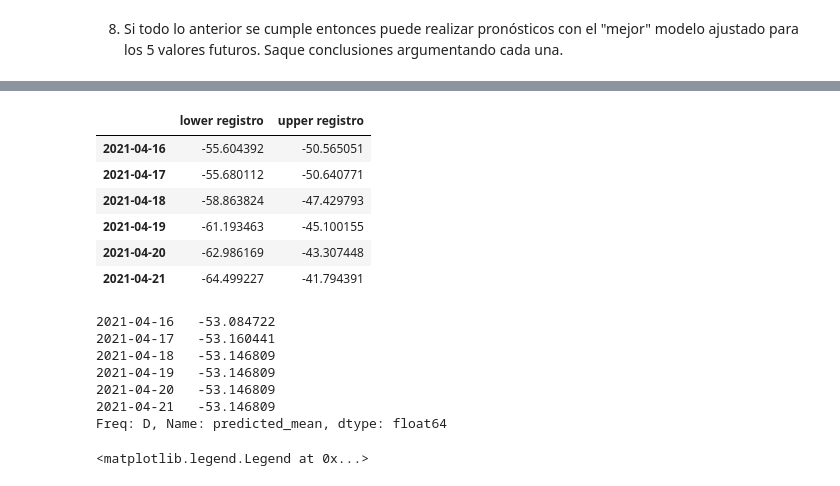
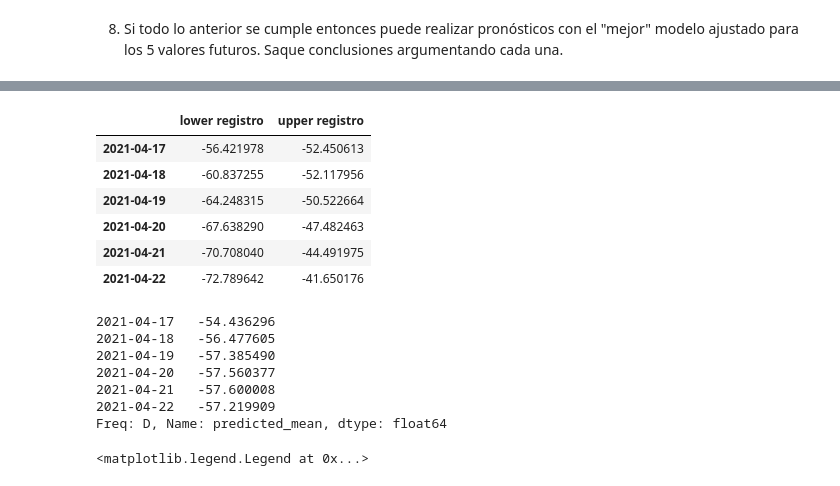
Before and after one commit to julianusor/series_de_tiempo, a Jupyter notebook: Exam2/Parcial-2.ipynb, the cells around one changed output, grey strips where cells are left out. Saved outputs shown, nothing was run; the diff lists cells and outputs as text; code cells hidden in the pictures.

```diff
--- a/Exam2/Parcial-2.ipynb
+++ b/Exam2/Parcial-2.ipynb
@@ -525,0 +475,2 @@ BIC
+# %%
+m = ARIMA(s3, order=(11, 1, 0)).fit()
@@ -583,24 +577,24 @@ plt.legend(["Real", "Predicho", "Intervalo de Confianza"])
 # %%
-pred = model2.get_prediction(start="2021-04-16", end="2021-04-21", dynamic=False)
+pred = m.get_prediction(start=len(s3), end=len(s3)+5, dynamic=False)
 pred_ci = pred.conf_int(alpha=0.05) # Intervalo de confianza
 pred_ci
 # %% [output]
 |  | lower registro | upper registro |
-| 2021-04-16 | -55.604392 | -50.565051 |
-| 2021-04-17 | -55.680112 | -50.640771 |
-| 2021-04-18 | -58.863824 | -47.429793 |
-| 2021-04-19 | -61.193463 | -45.100155 |
-| 2021-04-20 | -62.986169 | -43.307448 |
-| 2021-04-21 | -64.499227 | -41.794391 |
+| 2021-04-17 | -56.421978 | -52.450613 |
+| 2021-04-18 | -60.837255 | -52.117956 |
+| 2021-04-19 | -64.248315 | -50.522664 |
+| 2021-04-20 | -67.638290 | -47.482463 |
+| 2021-04-21 | -70.708040 | -44.491975 |
+| 2021-04-22 | -72.789642 | -41.650176 |
 # %%
 pred.predicted_mean
 # %% [output]
-2021-04-16   -53.084722
-2021-04-17   -53.160441
-2021-04-18   -53.146809
-2021-04-19   -53.146809
-2021-04-20   -53.146809
-2021-04-21   -53.146809
+2021-04-17   -54.436296
+2021-04-18   -56.477605
+2021-04-19   -57.385490
+2021-04-20   -57.560377
+2021-04-21   -57.600008
+2021-04-22   -57.219909
 Freq: D, Name: predicted_mean, dtype: float64
 # %%
 plt.figure(figsize=(16,8))  #  Graficamos:
```
Also changed, not shown: parts of 46 cells of this notebook.
